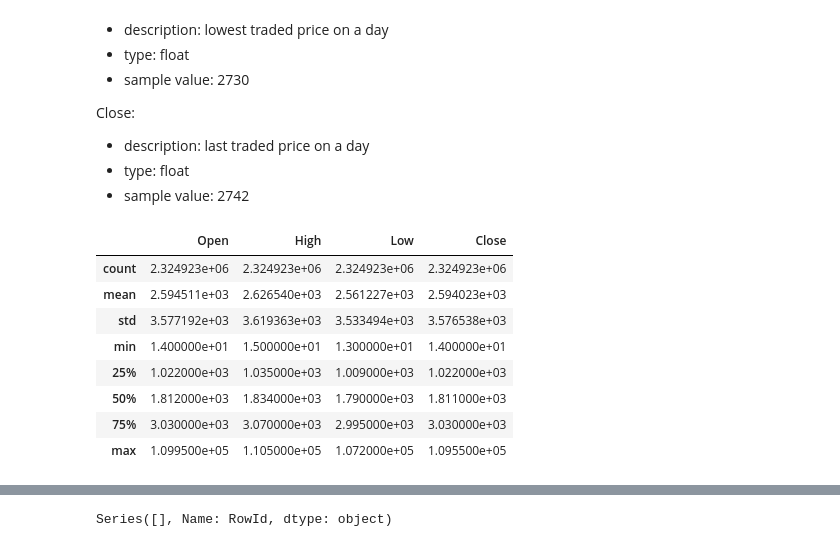
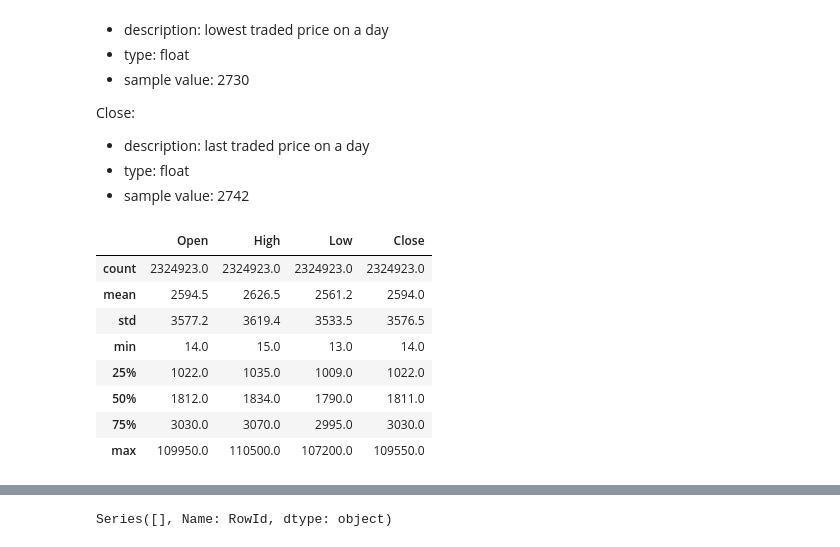
Before and after one commit to velblu/ML-datasets, a Jupyter notebook: jpx_prediction.ipynb, the cells around one changed output, grey strips where cells are left out. Saved outputs shown, nothing was run; the diff lists cells and outputs as text; code cells hidden in the pictures.

```diff
--- a/jpx_prediction.ipynb
+++ b/jpx_prediction.ipynb
@@ -259,17 +265,17 @@ Close:
 - sample value: 2742
 # %%
 # description of this data
-data[['Open', 'High', 'Low', 'Close']].describe()
+data[['Open', 'High', 'Low', 'Close']].describe().applymap("{0:.1f}".format)
 # %% [output]
 |  | Open | High | Low | Close |
-| count | 2.324923e+06 | 2.324923e+06 | 2.324923e+06 | 2.324923e+06 |
-| mean | 2.594511e+03 | 2.626540e+03 | 2.561227e+03 | 2.594023e+03 |
-| std | 3.577192e+03 | 3.619363e+03 | 3.533494e+03 | 3.576538e+03 |
-| min | 1.400000e+01 | 1.500000e+01 | 1.300000e+01 | 1.400000e+01 |
-| 25% | 1.022000e+03 | 1.035000e+03 | 1.009000e+03 | 1.022000e+03 |
-| 50% | 1.812000e+03 | 1.834000e+03 | 1.790000e+03 | 1.811000e+03 |
-| 75% | 3.030000e+03 | 3.070000e+03 | 2.995000e+03 | 3.030000e+03 |
-| max | 1.099500e+05 | 1.105000e+05 | 1.072000e+05 | 1.095500e+05 |
+| count | 2324923.0 | 2324923.0 | 2324923.0 | 2324923.0 |
+| mean | 2594.5 | 2626.5 | 2561.2 | 2594.0 |
+| std | 3577.2 | 3619.4 | 3533.5 | 3576.5 |
+| min | 14.0 | 15.0 | 13.0 | 14.0 |
+| 25% | 1022.0 | 1035.0 | 1009.0 | 1022.0 |
+| 50% | 1812.0 | 1834.0 | 1790.0 | 1811.0 |
+| 75% | 3030.0 | 3070.0 | 2995.0 | 3030.0 |
+| max | 109950.0 | 110500.0 | 107200.0 | 109550.0 |
 # %%
 # securieties codes list cut to first ten securieties
 securieties_codes_head: list = securieties_codes[:10]
```
Also changed, not shown: parts of 91 cells of this notebook.
